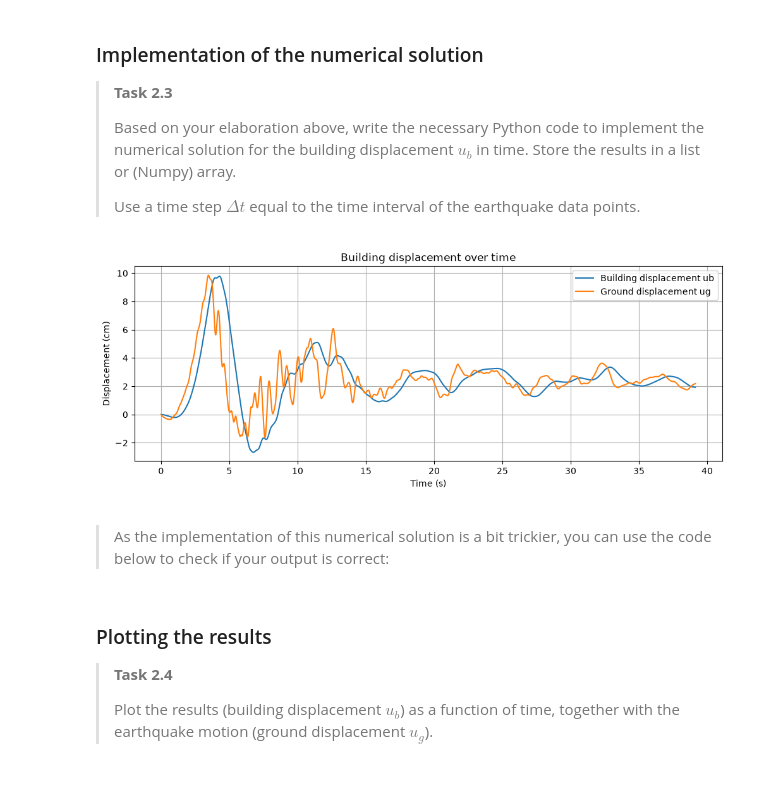
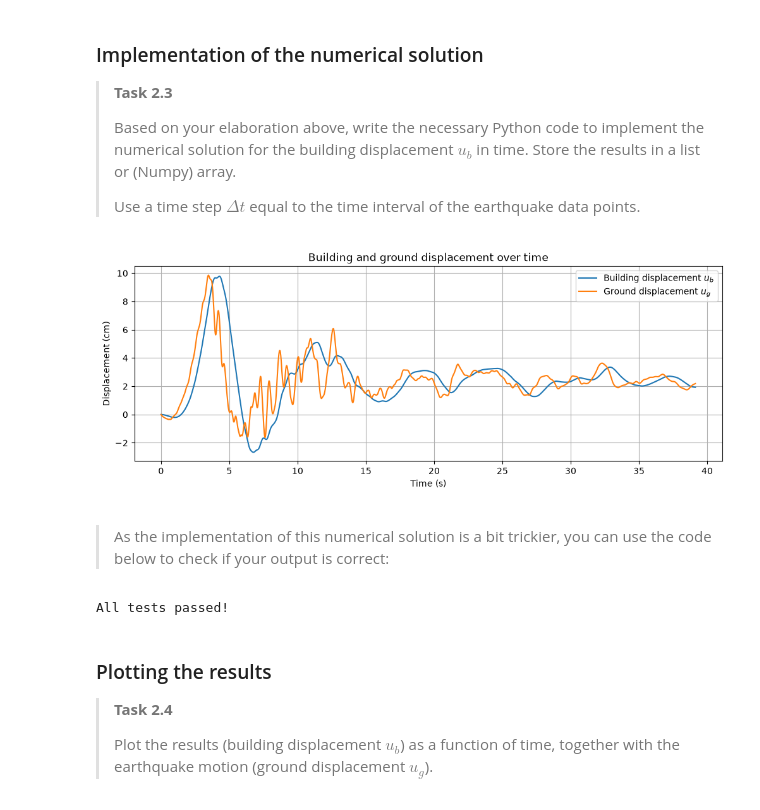
Before and after one commit to NickZhou21/GA1.2, a Jupyter notebook: all_files_GA_1_2/1Ddynamics.ipynb, the cells around one changed output. Cells and saved outputs as stored; diff of their text form; code cells hidden in the pictures.

```diff
--- a/all_files_GA_1_2/1Ddynamics.ipynb
+++ b/all_files_GA_1_2/1Ddynamics.ipynb
@@ -280,54 +280,42 @@ def solution(k, c, m, num):
     m : float
         Mass of the building
     num : int
         Number of time steps to solve for
     """
 
-    u = np.zeros([num])  # Initial condition u_b(0) = 0
+    u = np.zeros([num])  # Initial conditions at t=0 automatically satisfied
 
-    # Initial conditions
-    v0 = 0
+    for i in range(1, num-1):
 
-    # Initial acceleration from the equation of motion
-    a0 = (-k * (u[0] - ug[0]) - c * (v0 - vg[0])) / m
-
-    # Fictitious displacement at t = -dt
-    u_previous = u[0] - dt * v0 + 0.5 * dt**2 * a0
-
-    # Central Difference scheme
-    for i in range(num - 1):
-
-        u_next = (
+        u[i+1] = (
             k * ug[i]
             + c * vg[i]
             + (2*m/dt**2 - k) * u[i]
-            + (c/(2*dt) - m/dt**2) * u_previous
+            + (c/(2*dt) - m/dt**2) * u[i-1]
         ) / (
             m/dt**2 + c/(2*dt)
         )
-
-        u_previous = u[i]
-        u[i+1] = u_next
 
     return u
 
 
 ub = solution(k, c, m, num)
 
 plt.figure(figsize=(12, 4))
 
-plt.plot(t, ub, label='Building displacement ub')
-plt.plot(t, ug, label='Ground displacement ug')
+plt.plot(t, ub, label='Building displacement $u_b$')
+plt.plot(t, ug, label='Ground displacement $u_g$')
 
+plt.title('Building and ground displacement over time')
 plt.xlabel('Time (s)')
 plt.ylabel('Displacement (cm)')
-plt.title('Building displacement over time')
 
 plt.grid()
 plt.legend()
+
 plt.show()
 # %% [output]
-[figure, old version]
+[figure, new version]
 # %% [markdown]
 
 >
@@ -348,6 +336,8 @@ assert np.allclose(ub[1000], 6.55694268229219), "Incorrect value at index 1000."
 assert np.allclose(ub[-1], 1.9276415440472443), "Incorrect value at last index."
 
 print("All tests passed!")
+# %% [output]
+All tests passed!
 # %% [markdown]
 ### Plotting the results
 >
```
Also changed, not shown: parts of 2 cells of this notebook.
